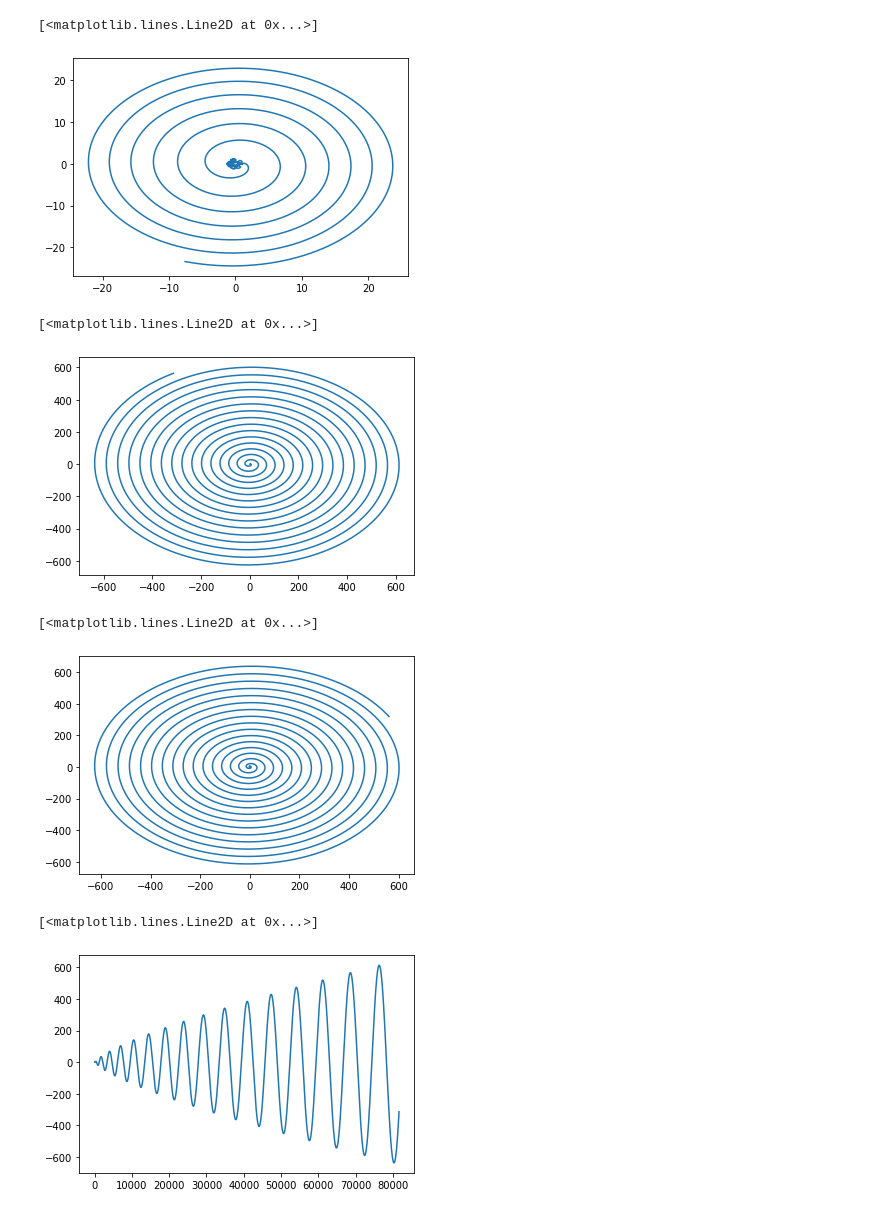
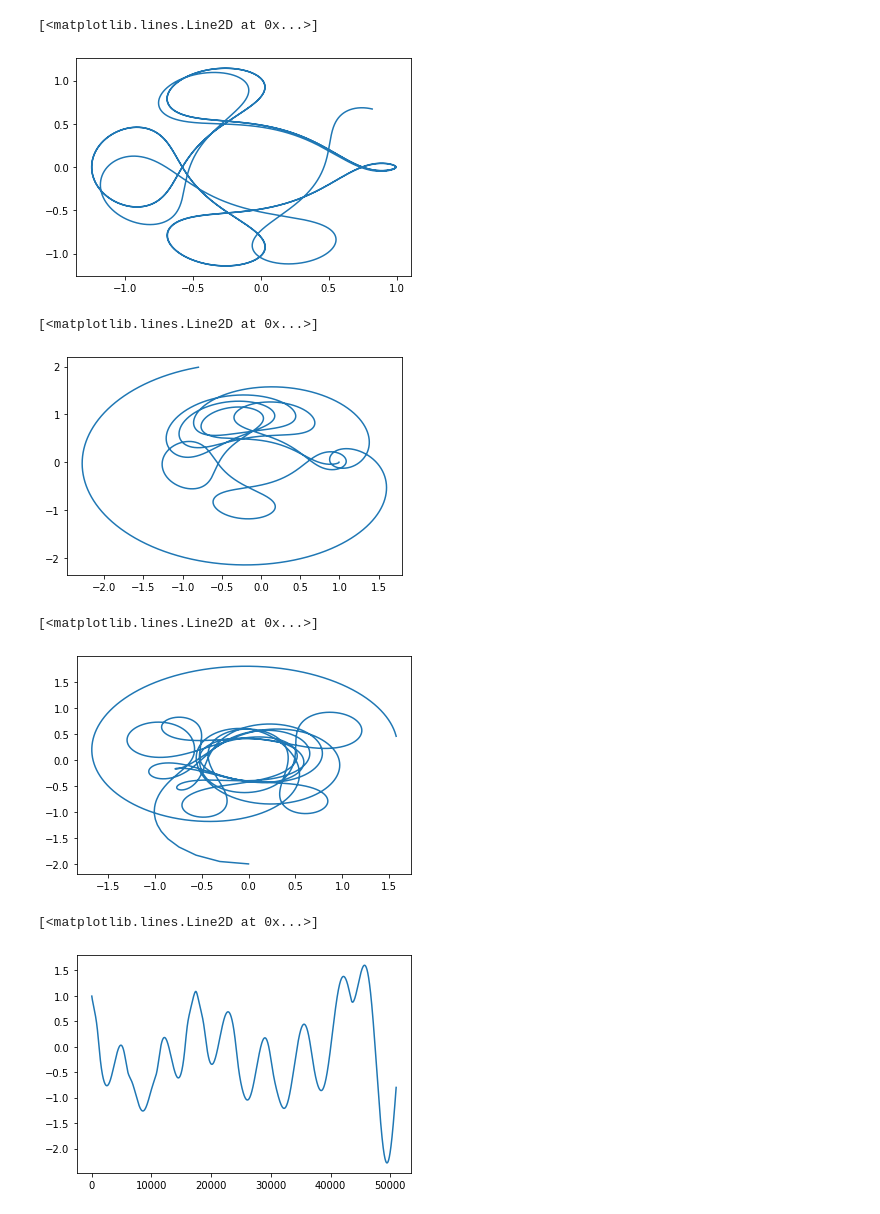
Before and after one commit to IvanLudvig/ComputationalMaths, a Jupyter notebook: 5.ipynb, the cells around one changed output. Saved outputs shown, nothing was run; the diff lists cells and outputs as text; code cells hidden in the pictures.

```diff
--- a/5.ipynb
+++ b/5.ipynb
@@ -21,12 +21,12 @@ from scipy.integrate import odeint
 
 f_ut = lambda u, t: f(t, u)
 
-xs = np.linspace(0, 100, 10000000)
+xs = np.linspace(0, 17*3, 30000000)
 us = odeint(f_ut, u0, xs)
 plt.plot(us[:, 0], us[:, 2])
 # %% [output]
 [<matplotlib.lines.Line2D at 0x...>]
-[figure, old version]
+[figure, new version]
 # %%
 def rk4(f, t, u, h):
     k1 = h * f(t, u)
@@ -35,7 +35,7 @@ def rk4(f, t, u, h):
     k4 = h * f(t + h, u + k3)
     return u + (k1/6) + (k2/3) + (k3/3) + (k4/6)
 # %%
-eps = 1e-3
+eps = 1e-5
 def dormand_prince(f, t, u, h):
     k1 = h * f(t, u)
     k2 = h * f(t + (1/5)*h, u + (1/5)*k1)
@@ -46,34 +46,42 @@ def dormand_prince(f, t, u, h):
     k7 = h * f(t + h, u + (35/384)*k1 + (500/1113)*k3 + (125/192)*k4 - (2187/6784)*k5 + (11/84)*k6)
 
     y1 = u + (35/384)*k1 + (500/1113)*k3 + (125/192)*k4 - (2187/6784)*k5 + (11/84)*k6
-    y2 = u + (5179/57600)*k1 - (7571/16695)*k3 + (393/640)*k4 - (92097/339200)*k5 + (187/2100)*k6 + (1/40)*k7
+    y2 = u + (5179/57600)*k1 + (7571/16695)*k3 + (393/640)*k4 - (92097/339200)*k5 + (187/2100)*k6 + (1/40)*k7
 
-    h_opt = math.pow((h**2) * eps / (2 * np.linalg.norm(y1-y2)), 1/3)
-    return (y1, h_opt)
+    # h_opt = math.pow((h**2) * eps / (2 * np.linalg.norm(y1-y2)), 1/3)
+    # return (y2, h_opt)
+    return y2
 # %%
+T = 17*3
+h = 1e-5
+N = int(T/h) + 1
+uu = [0]*(1 + N//100)
+
 u = u0
-uu = [u0]
+uu[0] = u
 
 t = 0
-h = 1e-3
-while t < 100:
-    u, h = dormand_prince(f, t, u, h)
+i = 1
+while i < N:
+    u = dormand_prince(f, t, u, h)
     # u = rk4(f, t, u, h)
-    uu.append(u)
+    if i % 100 == 0:
+      uu[i//100] = u
+    i += 1
     t += h
 
 uu = np.array(uu)
 plt.plot(uu[:, 0], uu[:, 2])
 # %% [output]
 [<matplotlib.lines.Line2D at 0x...>]
-[figure, old version]
+[figure, new version]
 # %%
 plt.plot(uu[:, 1], uu[:, 3])
 # %% [output]
 [<matplotlib.lines.Line2D at 0x...>]
-[figure, old version]
+[figure, new version]
 # %%
 plt.plot(uu[:, 0])
 # %% [output]
 [<matplotlib.lines.Line2D at 0x...>]
-[figure, old version]
+[figure, new version]
```
